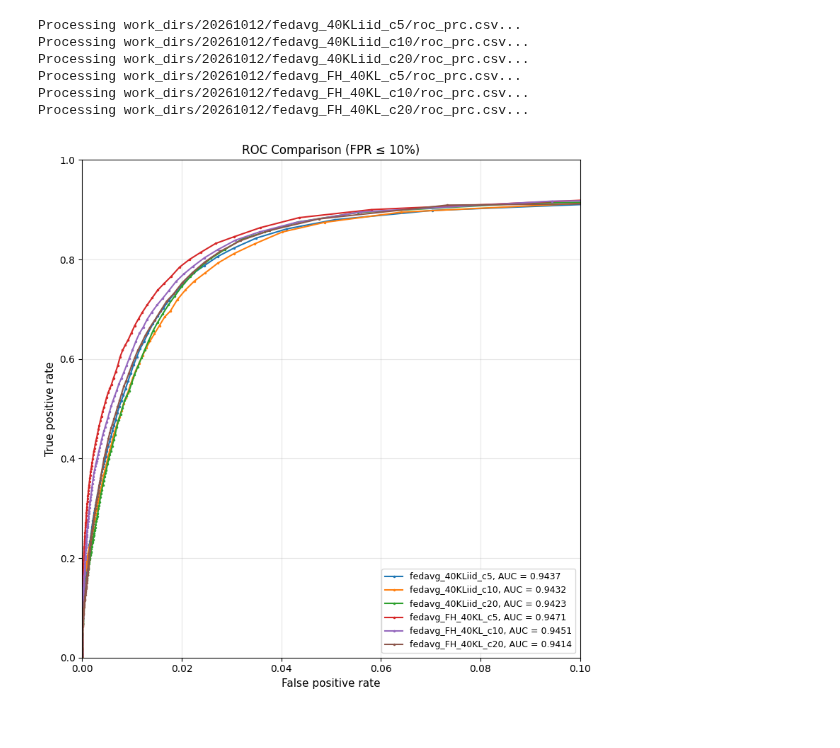
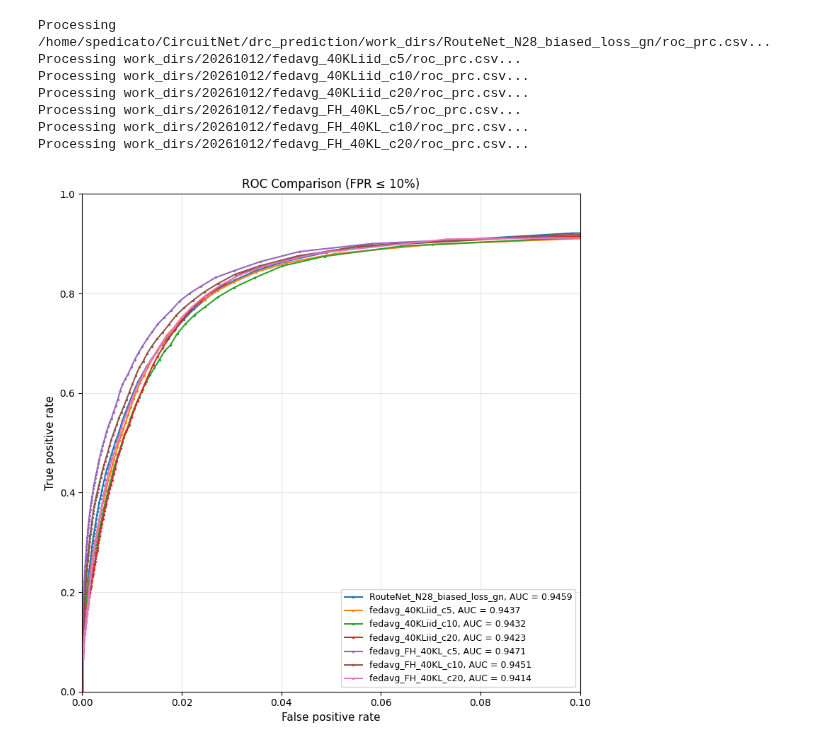
Before and after one commit to beppSpedicato/FedCircuitNet, a Jupyter notebook: test.ipynb, the cells around one changed output. Drawn from its saved outputs; the diff is of its cells as text; code cells hidden in the pictures.

```diff
--- a/test.ipynb
+++ b/test.ipynb
@@ -6,6 +6,8 @@ from pathlib import Path
 
 # Define your CSV files here
 csv_files = [
+    "/home/spedicato/CircuitNet/drc_prediction/work_dirs/RouteNet_N28_biased_loss_gn/roc_prc.csv",
+
     "work_dirs/20261012/fedavg_40KLiid_c5/roc_prc.csv",
     "work_dirs/20261012/fedavg_40KLiid_c10/roc_prc.csv",
     "work_dirs/20261012/fedavg_40KLiid_c20/roc_prc.csv",
@@ -13,6 +15,7 @@ csv_files = [
     "work_dirs/20261012/fedavg_FH_40KL_c5/roc_prc.csv",
     "work_dirs/20261012/fedavg_FH_40KL_c10/roc_prc.csv",
     "work_dirs/20261012/fedavg_FH_40KL_c20/roc_prc.csv",
+
 ]
 
 result = []
@@ -98,32 +101,33 @@ fig, ax = plt.subplots(figsize=(8, 8))
 for curve in roc_curves:
     pauc = partial_auc(curve['fpr'], curve['tpr'], FPR_MAX)
     ax.plot(curve['fpr'], curve['tpr'], marker=".", markersize=3,
             label=f"{curve['tag']}, AUC = {curve['auc']:.4f}")
 
 ax.set_xlabel("False positive rate", fontsize=11)
 ax.set_ylabel("True positive rate", fontsize=11)
 ax.set_title(f"ROC Comparison (FPR ≤ {FPR_MAX:.0%})", fontsize=12)
 ax.set_xlim(0, FPR_MAX)
 ax.set_ylim(0, 1)
 ax.set_box_aspect(1)
 ax.grid(alpha=0.3)
 ax.legend(loc="lower right", fontsize=9)
 plt.tight_layout()
 plt.show()
 
 # Display results table
 display(pd.DataFrame(result, columns=[
     "tag",
     "tp_0.10", "fp_0.10", "tn_0.10", "fn_0.10", "tpr_10%",
     "accuracy at 10% threshold", "precision at 10% threshold", "recall at 10% threshold", "f1 at 10% threshold",
     "tp", "fp", "tn", "fn", "accuracy", "auc", "precision", "recall", "f1"
 ]))
 # %% [output]
+Processing /home/spedicato/CircuitNet/drc_prediction/work_dirs/RouteNet_N28_biased_loss_gn/roc_prc.csv...
 Processing work_dirs/20261012/fedavg_40KLiid_c5/roc_prc.csv...
 Processing work_dirs/20261012/fedavg_40KLiid_c10/roc_prc.csv...
 Processing work_dirs/20261012/fedavg_40KLiid_c20/roc_prc.csv...
 Processing work_dirs/20261012/fedavg_FH_40KL_c5/roc_prc.csv...
 Processing work_dirs/20261012/fedavg_FH_40KL_c10/roc_prc.csv...
 Processing work_dirs/20261012/fedavg_FH_40KL_c20/roc_prc.csv...
-[figure, old version]
+[figure, new version]
 |  | tag | tp_0.10 | fp_0.10 | tn_0.10 | fn_0.10 | tpr_10% | accuracy at 10% threshold | precision at 10% threshold | ... |
```
Also changed, not shown: parts of 2 cells of this notebook, 12 other files.
